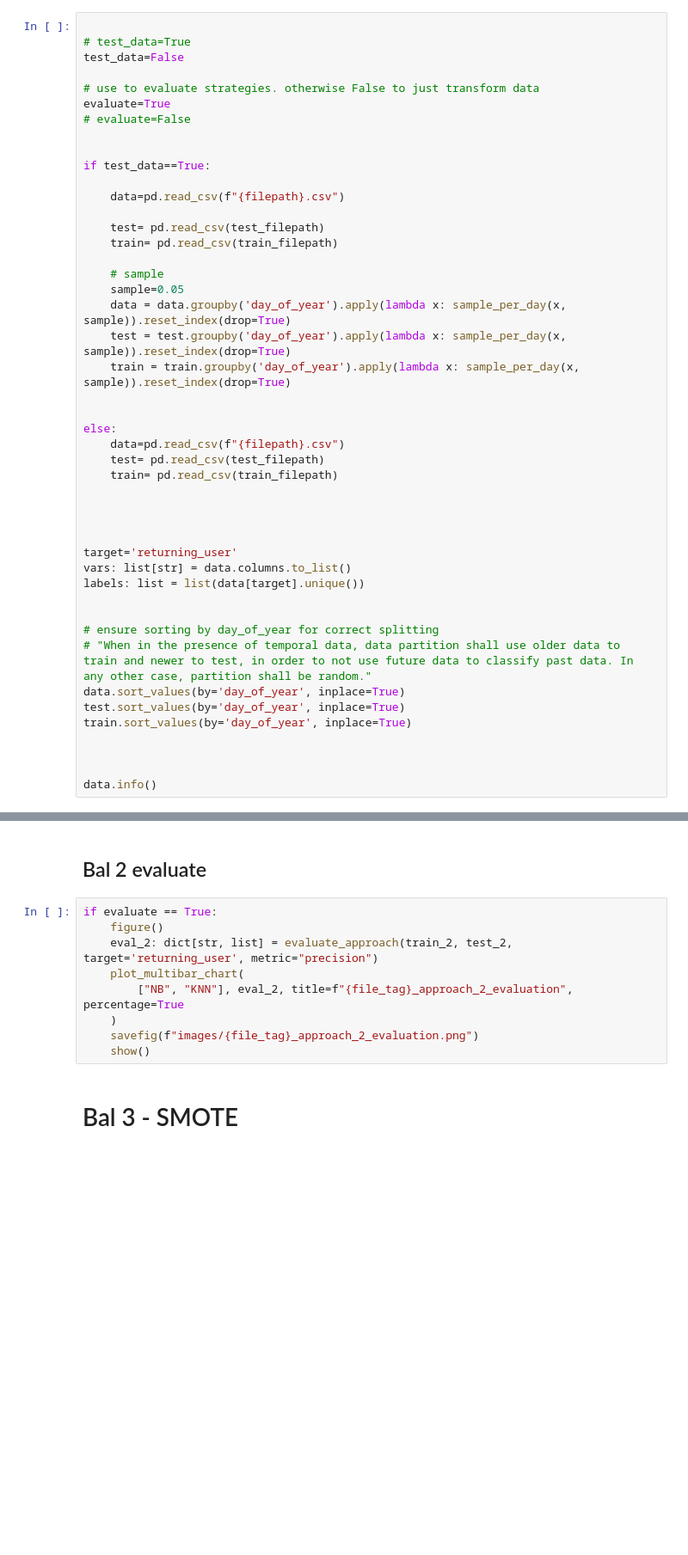
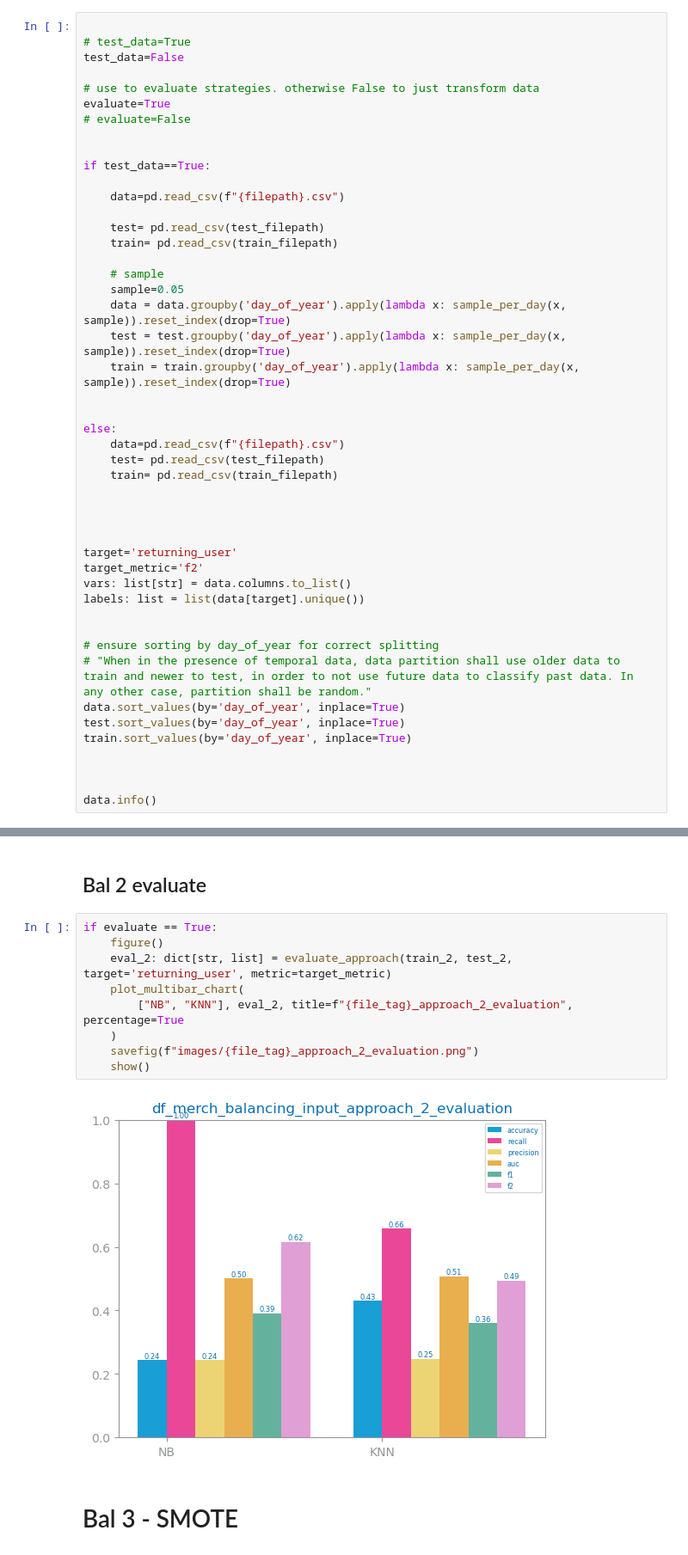
Before and after one commit to jvanalytics/ist_dash_2024_rec, a Jupyter notebook: notebooks/google_merch_store/7_ga4_merch_balancing.ipynb, the cells around one changed output, grey strips where cells are left out. Shown at 86% size. Cells and saved outputs as stored; diff of their text form; blank space fills up the shorter version.

```diff
--- a/notebooks/google_merch_store/7_ga4_merch_balancing.ipynb
+++ b/notebooks/google_merch_store/7_ga4_merch_balancing.ipynb
@@ -53,6 +55,7 @@ else:
 
 
 target='returning_user'
+target_metric='f2'
 vars: list[str] = data.columns.to_list()
 labels: list = list(data[target].unique())
 
@@ -219,12 +293,14 @@ if evaluate==True:
 # %%
 if evaluate == True:
     figure()
-    eval_2: dict[str, list] = evaluate_approach(train_2, test_2, target='returning_user', metric="precision")
+    eval_2: dict[str, list] = evaluate_approach(train_2, test_2, target='returning_user', metric=target_metric)
     plot_multibar_chart(
         ["NB", "KNN"], eval_2, title=f"{file_tag}_approach_2_evaluation", percentage=True
     )
     savefig(f"images/{file_tag}_approach_2_evaluation.png")
     show()
+# %% [output]
+[figure, added]
 # %% [markdown]
 # Bal 3 - SMOTE
 # %% [markdown]
```
Also changed, not shown: parts of 17 cells of this notebook, 54 other files.
